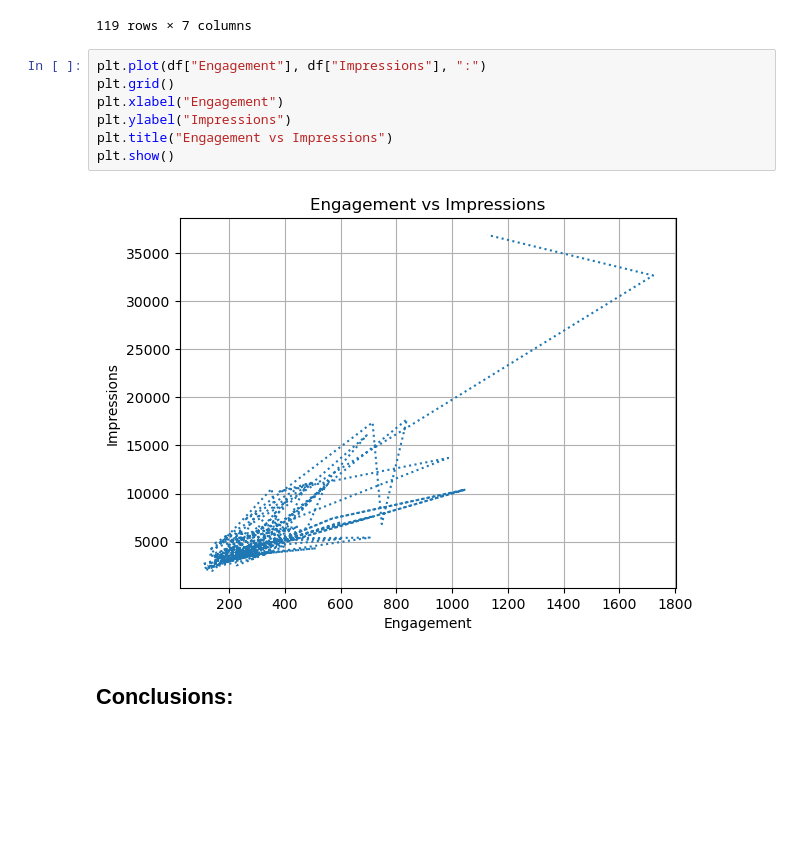
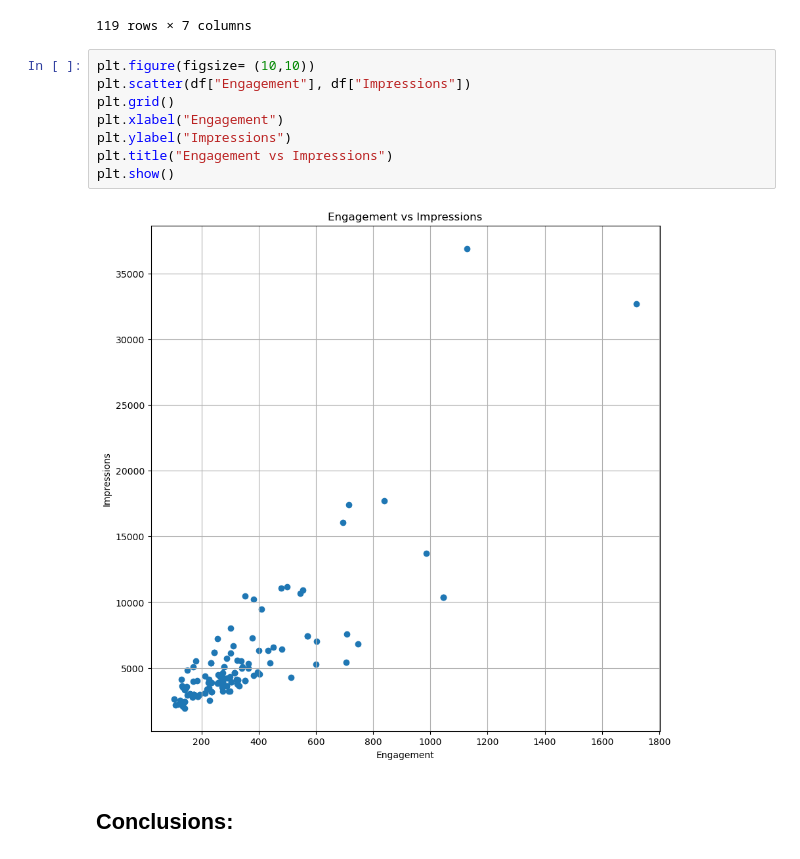
Before and after one commit to Fady-Foash97/Data-analysis-using-Pandas, a Jupyter notebook: Instagram data.ipynb, the cells around one changed output. Cells and saved outputs as stored; diff of their text form; blank space fills up the shorter version.

```diff
--- a/Instagram data.ipynb
+++ b/Instagram data.ipynb
@@ -133,14 +133,15 @@ df[["Post number","Likes", "Comments", "Shares", "Saves" , "Engagement", "Impres
 | 39 | 40 | 82 | 6 | 3 | 49 | 140 | 1941 |
 119 rows × 7 columns
 # %%
-plt.plot(df["Engagement"], df["Impressions"], ":")
+plt.figure(figsize= (10,10))
+plt.scatter(df["Engagement"], df["Impressions"])
 plt.grid()
 plt.xlabel("Engagement")
 plt.ylabel("Impressions")
 plt.title("Engagement vs Impressions")
 plt.show()
 # %% [output]
-[figure, old version]
+[figure, new version]
 # %% [markdown]
 ## Conclusions:
 # %% [markdown]
```
Also changed, not shown: parts of 9 cells of this notebook, 1 other file.
